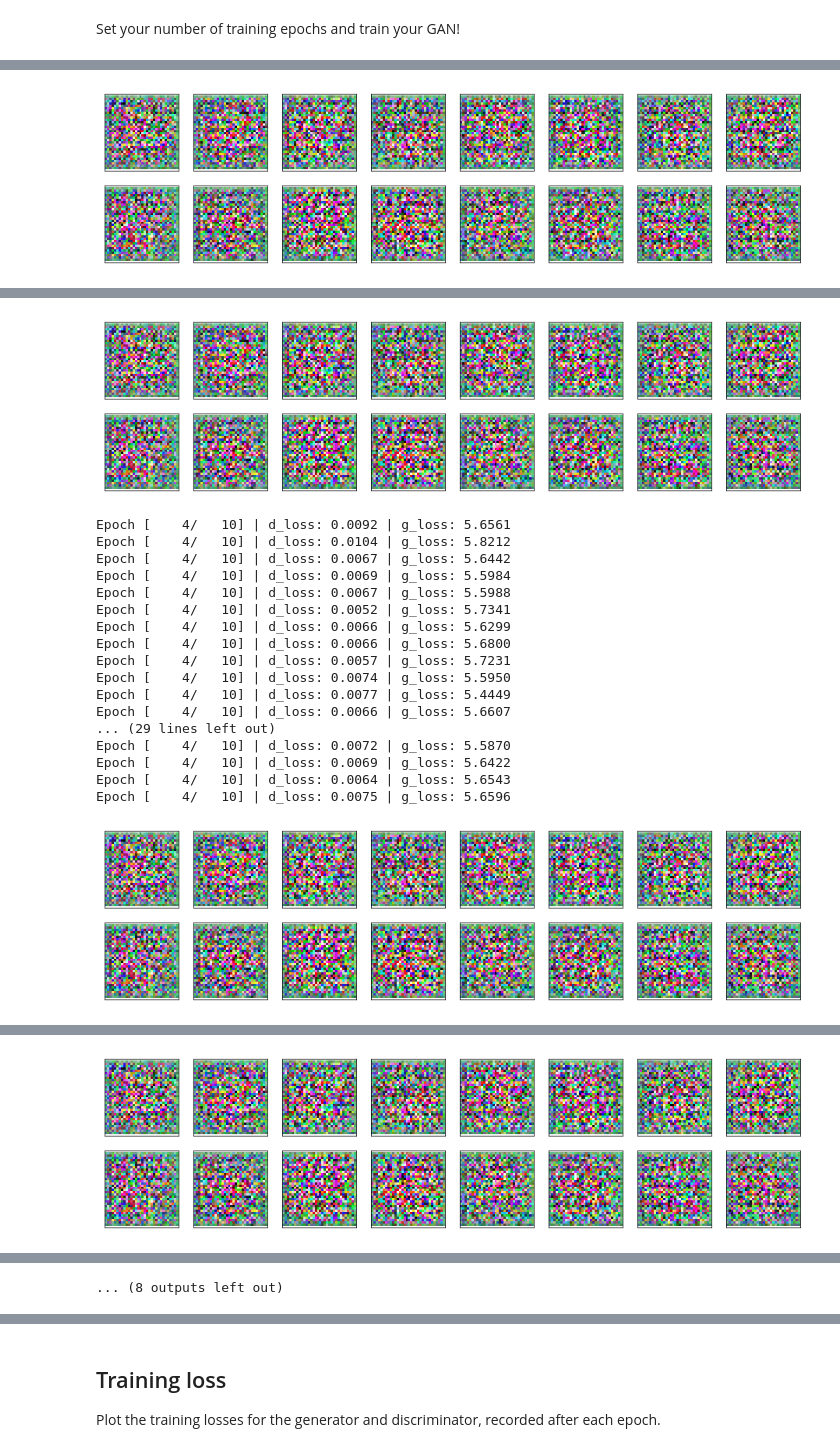
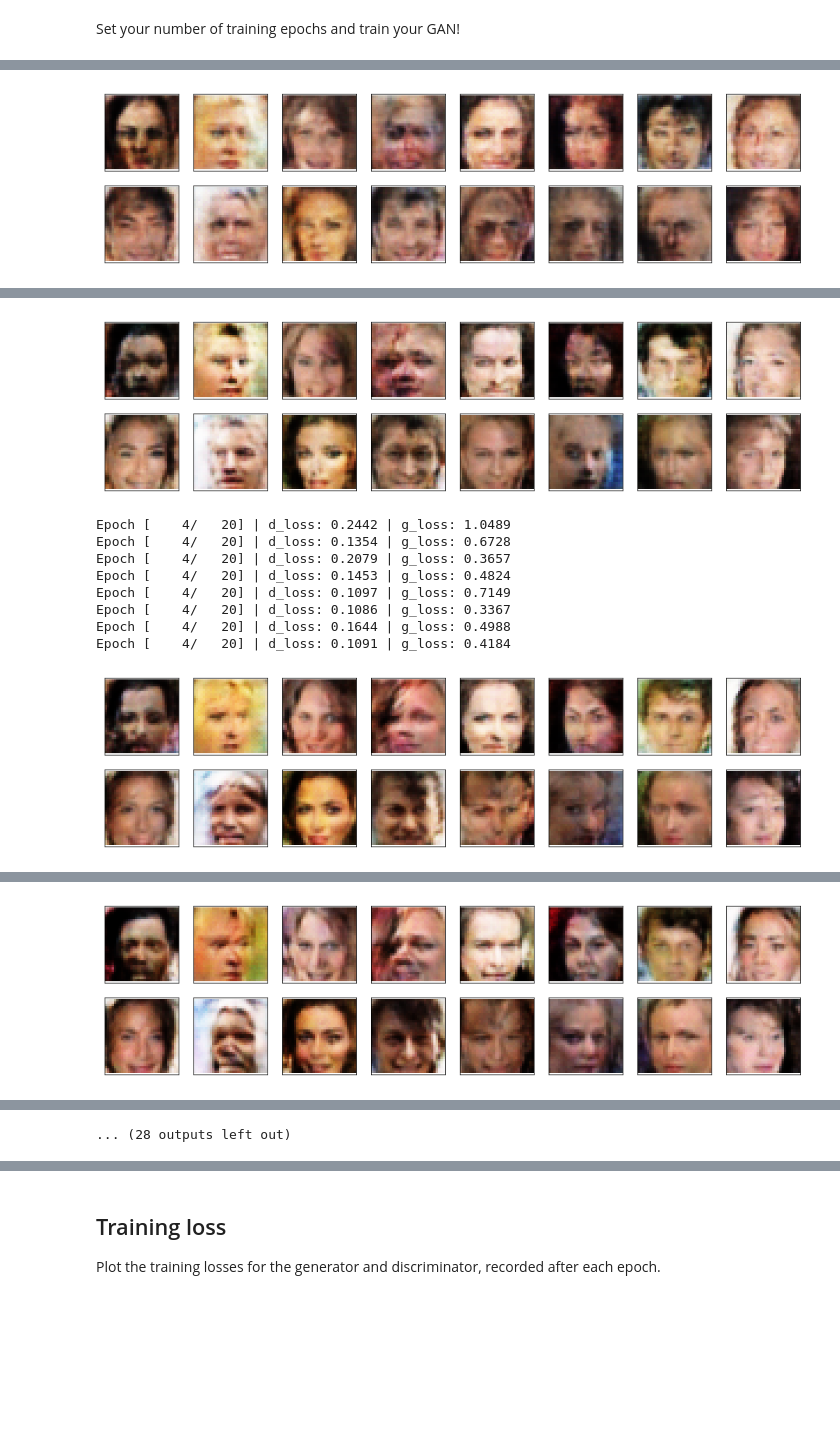
Before and after one commit to dsellinger/Udacity_ND_Deep_Learning, a Jupyter notebook: Face_Generation/dlnd_face_generation.ipynb, the cells around one changed output, grey strips where cells are left out. Cells and saved outputs as stored; diff of their text form; code cells hidden in the pictures; blank space fills up the shorter version.

Commit message:
feat: final version of face generator
changes in architecture - 4 conv rather then 3 and increased batch size to 128, removed learn decay, learned for 20 epochs (4 hrs on GPU)

```diff
--- a/Face_Generation/dlnd_face_generation.ipynb
+++ b/Face_Generation/dlnd_face_generation.ipynb
@@ -370,13 +423,11 @@ def weights_init_normal(m):
     # classname will be something like:
     # `Conv`, `BatchNorm2d`, `Linear`, etc.
     classname = m.__class__.__name__
-    if hasattr(m, 'weight') and (classname.find('Conv') != -1 or classname.find('Linear') != -1):
-        init.normal_(m.weight.data, 0.0, 0.02)
-        if hasattr(m, 'bias') and m.bias is not None:
-            init.constant_(m.bias.data, 0.0)
-    elif classname.find('BatchNorm2d') != -1:  # BatchNorm Layer's weight is not a matrix; only normal distribution applies.
-        init.normal_(m.weight.data, 1.0, 0.02)
-        init.constant_(m.bias.data, 0.0)
+
+    if classname.find('Conv') != -1 or classname.find('Linear') != -1:
+        nn.init.normal_(m.weight.data, 0, 0.02)
+    if hasattr(m, 'bias') and m.bias is not None:
+        m.bias.data.fill_(0)
 # %% [markdown]
 ## Build complete network
 
@@ -403,8 +454,8 @@ def build_network(d_conv_dim, g_conv_dim, z_size):
 #### Exercise: Define model hyperparameters
 # %%
 # Define model hyperparams
-d_conv_dim = 32
-g_conv_dim = 32
+d_conv_dim = 64
+g_conv_dim = 64
 z_size = 100
 
 """
@@ -527,7 +570,7 @@ Also the original paper for Cycle GANs (https://arxiv.org/pdf/1703.10593.pdf) us
 # %%
 import torch.optim as optim
 
-lr_D = 0.0002
+lr_D = 0.0004
 lr_G = 0.0002 #learning rate decay 0.0002
 
 beta1 = 0.5
@@ -538,8 +581,8 @@ d_optimizer = optim.Adam(D.parameters(), lr_D, [beta1, beta2])
 g_optimizer = optim.Adam(G.parameters(), lr_G, [beta1, beta2])
 
 # learning rate decay after plateau
-d_scheduler = optim.lr_scheduler.ReduceLROnPlateau(d_optimizer, mode="min", factor=0.2, threshold=0.01, patience=5)
-g_scheduler = optim.lr_scheduler.ReduceLROnPlateau(g_optimizer, mode="min", factor=0.2, threshold=0.01, patience=5)
+#d_scheduler = optim.lr_scheduler.ReduceLROnPlateau(d_optimizer, mode="min", factor=0.2, threshold=0.01, patience=5)
+#g_scheduler = optim.lr_scheduler.ReduceLROnPlateau(g_optimizer, mode="min", factor=0.2, threshold=0.01, patience=5)
 # %% [markdown]
 ---
 ## Training
@@ -592,6 +635,8 @@ def train(D, G, n_epochs, print_every=100):
 
             batch_size = real_images.size(0)
             real_images = scale(real_images)
+            if train_on_gpu:
+                real_images = real_images.cuda()
 
             # ===============================================
             #         YOUR CODE HERE: TRAIN THE NETWORKS
@@ -600,9 +645,6 @@ def train(D, G, n_epochs, print_every=100):
             d_optimizer.zero_grad()
 
             ### 1. Train the discriminator on real and fake images
-            if train_on_gpu:
-                real_images = real_images.cuda()
-
             D_real = D(real_images)
             d_real_loss = real_loss(D_real)
 
@@ -640,8 +682,8 @@ def train(D, G, n_epochs, print_every=100):
             g_optimizer.step()
 
             # Learning rate decay step
-            d_scheduler.step(d_loss)
-            g_scheduler.step(g_loss)
+            #d_scheduler.step(d_loss)
+            #g_scheduler.step(g_loss)
 
             # ===============================================
             #              END OF YOUR CODE
@@ -687,7 +729,7 @@ def train(D, G, n_epochs, print_every=100):
 Set your number of training epochs and train your GAN!
 # %%
 # set number of epochs
-n_epochs = 10
+n_epochs = 20
 
 """
 DON'T MODIFY ANYTHING IN THIS CELL
@@ -736 +760 @@ Epoch [    2/   10] | d_loss: 0.0061 | g_loss: 5.7262
-[figure, old version]
+[figure, new version]
@@ -754,19 +769,10 @@ Epoch [    3/   10] | d_loss: 0.0091 | g_loss: 5.5092
-[figure, old version]
+[figure, new version]
-Epoch [    4/   10] | d_loss: 0.0092 | g_loss: 5.6561
-Epoch [    4/   10] | d_loss: 0.0104 | g_loss: 5.8212
-Epoch [    4/   10] | d_loss: 0.0067 | g_loss: 5.6442
-Epoch [    4/   10] | d_loss: 0.0069 | g_loss: 5.5984
-Epoch [    4/   10] | d_loss: 0.0067 | g_loss: 5.5988
-Epoch [    4/   10] | d_loss: 0.0052 | g_loss: 5.7341
-Epoch [    4/   10] | d_loss: 0.0066 | g_loss: 5.6299
-Epoch [    4/   10] | d_loss: 0.0066 | g_loss: 5.6800
-Epoch [    4/   10] | d_loss: 0.0057 | g_loss: 5.7231
-Epoch [    4/   10] | d_loss: 0.0074 | g_loss: 5.5950
-Epoch [    4/   10] | d_loss: 0.0077 | g_loss: 5.4449
-Epoch [    4/   10] | d_loss: 0.0066 | g_loss: 5.6607
-... (29 lines left out)
-Epoch [    4/   10] | d_loss: 0.0072 | g_loss: 5.5870
-Epoch [    4/   10] | d_loss: 0.0069 | g_loss: 5.6422
-Epoch [    4/   10] | d_loss: 0.0064 | g_loss: 5.6543
-Epoch [    4/   10] | d_loss: 0.0075 | g_loss: 5.6596
+Epoch [    4/   20] | d_loss: 0.2442 | g_loss: 1.0489
+Epoch [    4/   20] | d_loss: 0.1354 | g_loss: 0.6728
+Epoch [    4/   20] | d_loss: 0.2079 | g_loss: 0.3657
+Epoch [    4/   20] | d_loss: 0.1453 | g_loss: 0.4824
+Epoch [    4/   20] | d_loss: 0.1097 | g_loss: 0.7149
+Epoch [    4/   20] | d_loss: 0.1086 | g_loss: 0.3367
+Epoch [    4/   20] | d_loss: 0.1644 | g_loss: 0.4988
+Epoch [    4/   20] | d_loss: 0.1091 | g_loss: 0.4184
-[figure, old version]
+[figure, new version]
@@ -790 +787 @@ Epoch [    5/   10] | d_loss: 0.0080 | g_loss: 5.5334
-[figure, old version]
+[figure, new version]
@@ -809 +797 @@ Epoch [    6/   10] | d_loss: 0.0131 | g_loss: 5.5867
-... (8 outputs left out)
+... (28 outputs left out)
```
Also changed, not shown: parts of 16 cells of this notebook.
